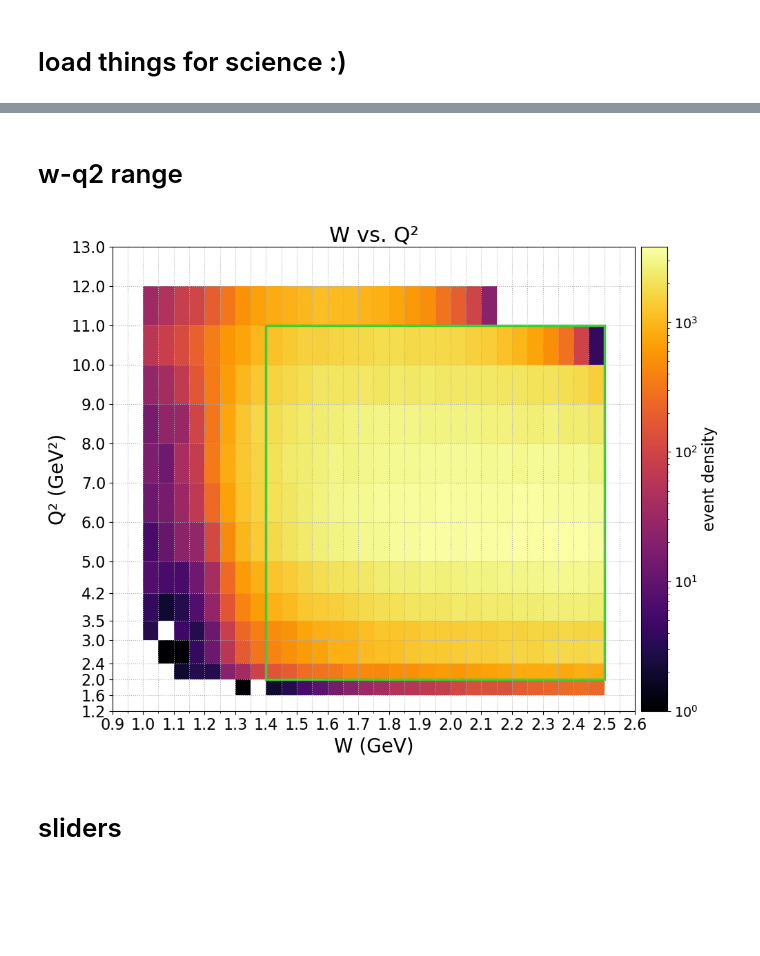
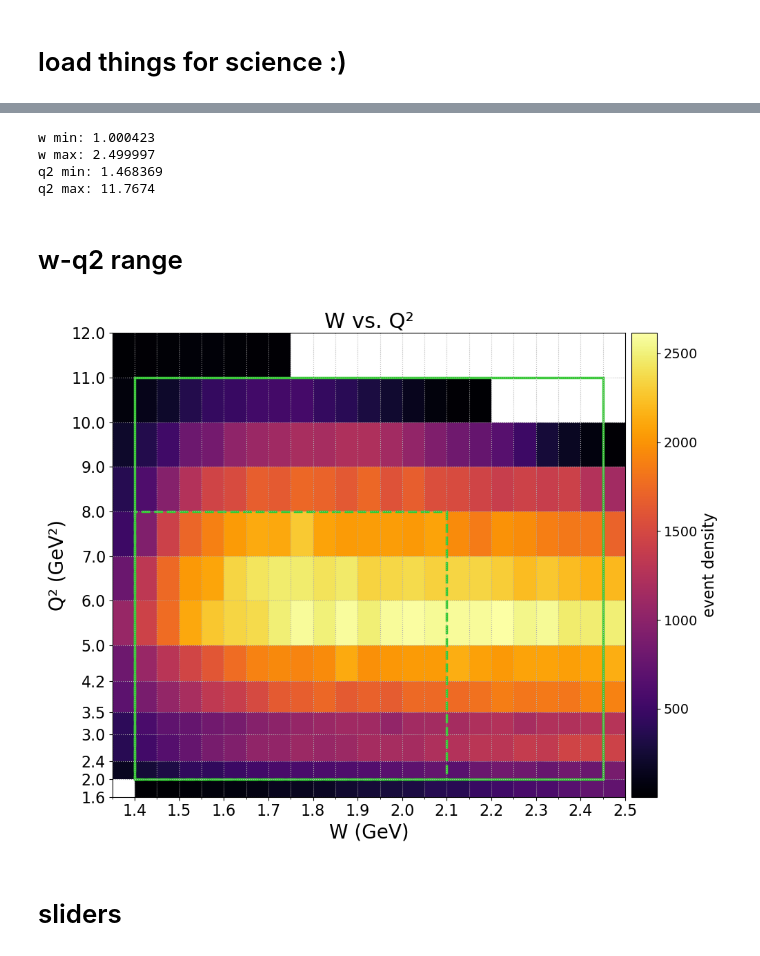
Before and after one commit to aosmond98/clas12, a Jupyter notebook: python/background_investigation_v7.ipynb, the cells around one changed output, grey strips where cells are left out. Saved outputs shown, nothing was run; the diff lists cells and outputs as text; code cells hidden in the pictures; blank space fills up the shorter version.

```diff
--- a/python/background_investigation_v7.ipynb
+++ b/python/background_investigation_v7.ipynb
@@ -26,10 +26,15 @@ from IPython.display import display, clear_output
 # %%
 # change folder name to 'experiment' or 'simulation' or 'threepion_sim'
 folder_name = "experiment"
+
+# options are fall18_inb, fall18_outb, so far
+data_name = "fall18_outb"
+
 # OneDrive = "OneDrive - University of South Carolina"
 
 # choose a csv file corresponding to the above folder_name
-csv_file = pd.read_csv(f"/Users/aosmond/nuclearPhys/csv/finished_csv/10_6GeV/exp/10_6exp_excl_jlab_11_09_2025.csv", index_col=False)
+# csv_file = pd.read_csv(f"/Users/aosmond/nuclearPhys/csv/finished_csv/10_6GeV/exp/10_6exp_excl_jlab_11_09_2025.csv", index_col=False)
+csv_file = pd.read_csv(f"/Users/aosmond/nuclearPhys/csv/10_6rec_excl_fa18outb_jlab_12_10_2025.csv", index_col=False)
 # csv_file = pd.read_csv("/Users/aosmond/nuclearPhys/csv/finished_csv/10_6GeV/testweight/10_6rec_excl_jlab_09_24_2025.csv", index_col=False)
 # csv_file = pd.read_csv("/Users/aosmond/nuclearPhys/csv/finished_csv/10_6GeV/threepion/10_6rec_excl_3pion_withBG_jlab_07_22_2025.csv", index_col=False)
 
@@ -37,8 +42,8 @@ csv_file = pd.read_csv(f"/Users/aosmond/nuclearPhys/csv/finished_csv/10_6GeV/exp
 threepion_csv = pd.read_csv(f"/Users/aosmond/nuclearPhys/csv/finished_csv/10_6GeV/threepion/10_6rec_excl_3pion_withBG_jlab_07_22_2025.csv", index_col=False)
 
 # base path for future hists
-hist_base_path = Path(f'/Users/aosmond/nuclearPhys/notebooks/notebook_hists/{folder_name}/EXCL_topology')
-csv_base_path = Path(f'/Users/aosmond/nuclearPhys/notebooks/notebook_csvs/{folder_name}/EXCL_topology')
+hist_base_path = Path(f'/Users/aosmond/nuclearPhys/notebooks/notebook_hists/{folder_name}/{data_name}/EXCL_topology')
+csv_base_path = Path(f'/Users/aosmond/nuclearPhys/notebooks/notebook_csvs/{folder_name}/{data_name}/EXCL_topology')
 # %%
 csv_file.head()
 # %% [output]
@@ -52,3 +67,19 @@ csv_file.head()
+# %%
+w_min = csv_file["w"].min()
+w_max = csv_file["w"].max()
+
+q2_min = csv_file["q2"].min()
+q2_max = csv_file["q2"].max()
+
+print("w min:", w_min)
+print("w max:", w_max)
+print("q2 min:", q2_min)
+print("q2 max:", q2_max)
+# %% [output]
+w min: 1.000423
+w max: 2.499997
+q2 min: 1.468369
+q2 max: 11.7674
 # %%
 bins_value = 100
 step = 0.001
@@ -211,8 +242,8 @@ q2_bins = [2.0,2.4,3.0,3.5,4.2,5.0,6.0,7.0,8.0,9.0,10.0,11.0,12.0] #,13.0] ## or
 dataset = csv_file
 # dataset = threepion_csv
 
-w_range = np.append(np.arange(0.9, 2.6, 0.05), 2.6)
-q2_range = [1.2,1.6,2.0,2.4,3.0,3.5,4.2,5.0,6.0,7.0,8.0,9.0,10.0,11.0,12.0,13.0]
+w_range = np.append(np.arange(1.35, 2.5, 0.05), 2.5)
+q2_range = [1.6,2.0,2.4,3.0,3.5,4.2,5.0,6.0,7.0,8.0,9.0,10.0,11.0,12.0]
 
 # --- W vs Q² histograms with colorbars for each topology ---
 
@@ -230,7 +261,7 @@ q2_vals = dataset.loc[mask, "q2"].to_numpy()
 # 2D histogram — color represents event density
 h = ax.hist2d(w_vals, q2_vals, bins=[bin_x, bin_y], cmap=plt.cm.get_cmap('inferno'),
     cmin=1,  # ignore empty bins
-    norm=mpl.colors.LogNorm(),  # log color scale for better contrast
+    # norm=mpl.colors.LogNorm(),  # log color scale for better contrast
     density=False
 )
 
@@ -245,36 +276,53 @@ cax = divider.append_axes("right", size="5%", pad=0.09)
 cb = plt.colorbar(h[3], cax=cax)
 cb.set_label("event density", fontsize=16)
 cb.ax.tick_params(labelsize=14)
 
 # Grid and ticks
 ax.grid(which='both', linestyle=':')
 ax.tick_params(axis='both', which='major', labelsize=16)
-ax.set_xticks(np.append(np.arange(0.9, 2.6, 0.1), 2.6))
+ax.set_xticks(np.append(np.arange(1.4, 2.5, 0.1), 2.5))
 ax.set_xticks(bin_x, minor=True)
 ax.set_yticks(bin_y)
 
 # Define analyzed range
-w_min_analyzed, w_max_analyzed = 1.4, 2.5
+w_min_analyzed, w_max_analyzed = 1.4, 2.45
 q2_min_analyzed, q2_max_analyzed = 2.0, 11.0
 
 # Create a red rectangle
 rect = patches.Rectangle(
     (w_min_analyzed, q2_min_analyzed),  # bottom-left corner
     w_max_analyzed - w_min_analyzed,    # width
     q2_max_analyzed - q2_min_analyzed,  # height
     linewidth=2.5,
     edgecolor='limegreen',
     alpha=1.0,
     facecolor='none'  # transparent fill
 )
 
+# Define analyzed range
+w_min_analyzed_krishna, w_max_analyzed_krishna = 1.4, 2.10
+q2_min_analyzed_krishna, q2_max_analyzed_krishna = 2.0, 8.0
+
+# Create a red rectangle
+rect_krishna = patches.Rectangle(
+    (w_min_analyzed_krishna, q2_min_analyzed_krishna),  # bottom-left corner
+    w_max_analyzed_krishna - w_min_analyzed_krishna,    # width
+    q2_max_analyzed_krishna - q2_min_analyzed_krishna,  # height
+    linewidth=2.5,
+    edgecolor='limegreen',
+    alpha=1.0,
+    linestyle='--',
+    facecolor='none'  # transparent fill
+)
+
 # Add rectangle to the axes
 ax.add_patch(rect)
+ax.add_patch(rect_krishna)
 
 plt.tight_layout()
 plt.show()
 # %% [output]
-[figure, old version]
+[figure, new version]
 # %% [markdown]
 # sliders
 # %% [markdown]
```
Also changed, not shown: parts of 9 cells of this notebook, 2 other files.
